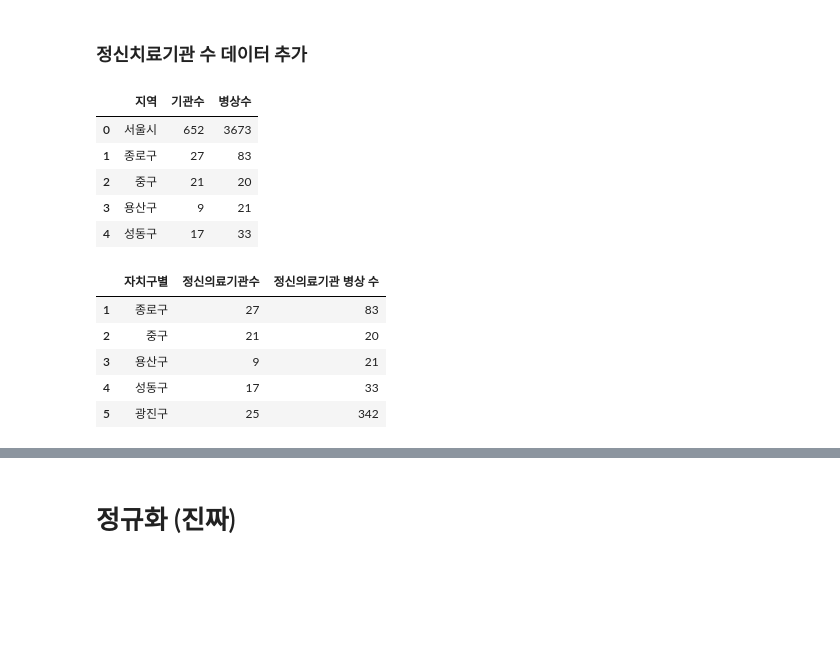
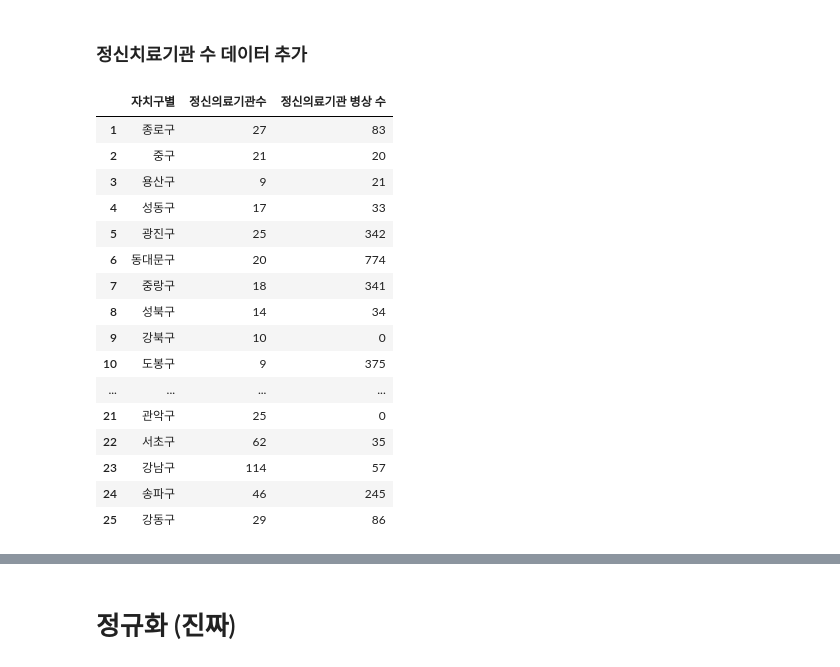
Before and after one commit to CityCrimeResearch/MidProject, a Jupyter notebook: members/조준혁/notebook/정규화작업_수정2.ipynb, the cells around one changed output, grey strips where cells are left out. Cells and saved outputs as stored; diff of their text form; code cells hidden in the pictures; blank space fills up the shorter version.

```diff
--- a/members/조준혁/notebook/정규화작업_수정2.ipynb
+++ b/members/조준혁/notebook/정규화작업_수정2.ipynb
@@ -1210,27 +1211,24 @@ print(f"강력 범죄: r = {r_violent:.2f}, R² = {r2_violent:.2f}")
 # %% [markdown]
 ### 정신치료기관 수 데이터 추가
 # %%
-df_hospt = pd.read_clipboard()
+hospt_df = pd.read_csv('members/조준혁/정신의료기관 및 병상수 2023.csv', index_col = 0)
 # %%
-df_hospt.head()
+hospt_df
 # %% [output]
-|  | 지역 | 기관수 | 병상수 |
-| 0 | 서울시 | 652 | 3673 |
+|  | 자치구별 | 정신의료기관수 | 정신의료기관 병상 수 |
 | 1 | 종로구 | 27 | 83 |
 | 2 | 중구 | 21 | 20 |
 | 3 | 용산구 | 9 | 21 |
 | 4 | 성동구 | 17 | 33 |
+| 5 | 광진구 | 25 | 342 |
+| 6 | 동대문구 | 20 | 774 |
+| 7 | 중랑구 | 18 | 341 |
+| 8 | 성북구 | 14 | 34 |
+| 9 | 강북구 | 10 | 0 |
+| 10 | 도봉구 | 9 | 375 |
+| ... | ... | ... | ... |
+| 21 | 관악구 | 25 | 0 |
+| 22 | 서초구 | 62 | 35 |
+| 23 | 강남구 | 114 | 57 |
+| 24 | 송파구 | 46 | 245 |
+| 25 | 강동구 | 29 | 86 |
-# %%
-# 컬럼 이름을 바꿔준다.
-df_hospt = df_hospt.rename(columns={'지역': '자치구별',
-                                    '기관수' : '정신의료기관수',
-                                    '병상수' : '정신의료기관 병상 수'})
-hospt_df = df_hospt[(df_hospt['자치구별'] != '서울시')]
-hospt_df.head()
-# %% [output]
-|  | 자치구별 | 정신의료기관수 | 정신의료기관 병상 수 |
-| 1 | 종로구 | 27 | 83 |
-| 2 | 중구 | 21 | 20 |
-| 3 | 용산구 | 9 | 21 |
-| 4 | 성동구 | 17 | 33 |
-| 5 | 광진구 | 25 | 342 |
```
Also changed, not shown: parts of 19 cells of this notebook, 9 other files.
